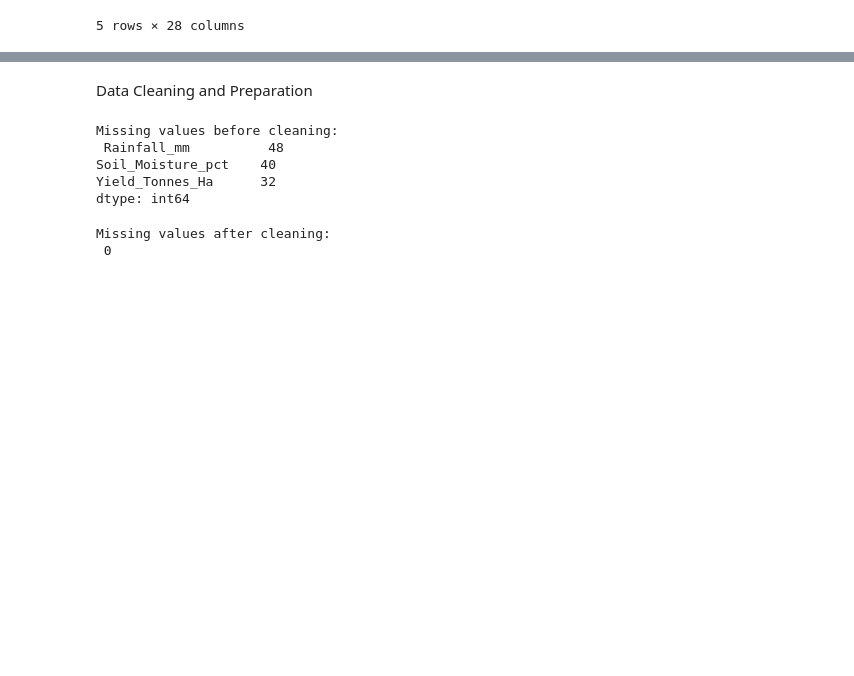
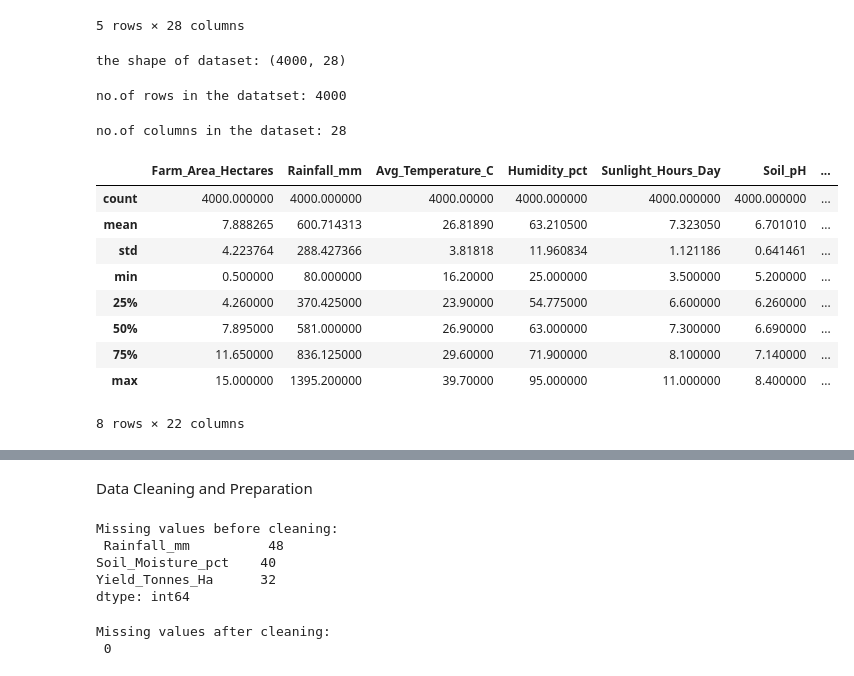
Before and after one commit to Disha-kp/Seasonal_Agriculture_Performance_Analysis, a Jupyter notebook: Seasonal_Agriculture_Performance_Analysis.ipynb, the cells around one changed output, grey strips where cells are left out. Cells and saved outputs as stored; diff of their text form; code cells hidden in the pictures; blank space fills up the shorter version.

```diff
--- a/Seasonal_Agriculture_Performance_Analysis.ipynb
+++ b/Seasonal_Agriculture_Performance_Analysis.ipynb
@@ -20,3 +20,29 @@ Dataset Shape: (4000, 28)
 | 3 | SF10004 | Telangana | Indore | Rice | Kharif | 4.50 | 753.2 | 29.7 | ... |
 | 4 | SF10005 | Karnataka | Ludhiana | Maize | Zaid | 4.21 | 101.6 | 34.1 | ... |
 5 rows × 28 columns
+# %%
+print("the shape of dataset:",df.shape)
+# %% [output]
+the shape of dataset: (4000, 28)
+# %%
+print("no.of rows in the datatset:",df.shape[0])
+# %% [output]
+no.of rows in the datatset: 4000
+# %%
+
+print("no.of columns in the dataset:",df.shape[1])
+# %% [output]
+no.of columns in the dataset: 28
+# %%
+df.describe()
+# %% [output]
+|  | Farm_Area_Hectares | Rainfall_mm | Avg_Temperature_C | Humidity_pct | Sunlight_Hours_Day | Soil_pH | ... |
+| count | 4000.000000 | 4000.000000 | 4000.00000 | 4000.000000 | 4000.000000 | 4000.000000 | ... |
+| mean | 7.888265 | 600.714313 | 26.81890 | 63.210500 | 7.323050 | 6.701010 | ... |
+| std | 4.223764 | 288.427366 | 3.81818 | 11.960834 | 1.121186 | 0.641461 | ... |
+| min | 0.500000 | 80.000000 | 16.20000 | 25.000000 | 3.500000 | 5.200000 | ... |
+| 25% | 4.260000 | 370.425000 | 23.90000 | 54.775000 | 6.600000 | 6.260000 | ... |
+| 50% | 7.895000 | 581.000000 | 26.90000 | 63.000000 | 7.300000 | 6.690000 | ... |
+| 75% | 11.650000 | 836.125000 | 29.60000 | 71.900000 | 8.100000 | 7.140000 | ... |
+| max | 15.000000 | 1395.200000 | 39.70000 | 95.000000 | 11.000000 | 8.400000 | ... |
+8 rows × 22 columns
```
Also changed, not shown: parts of 4 cells of this notebook.
